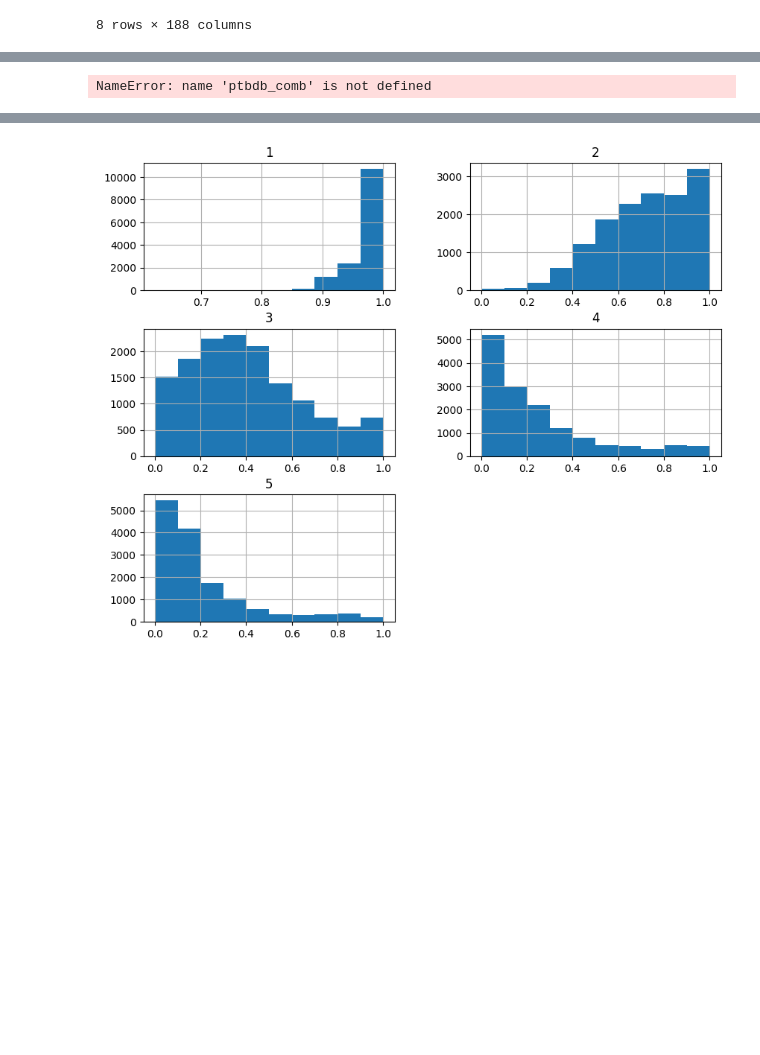
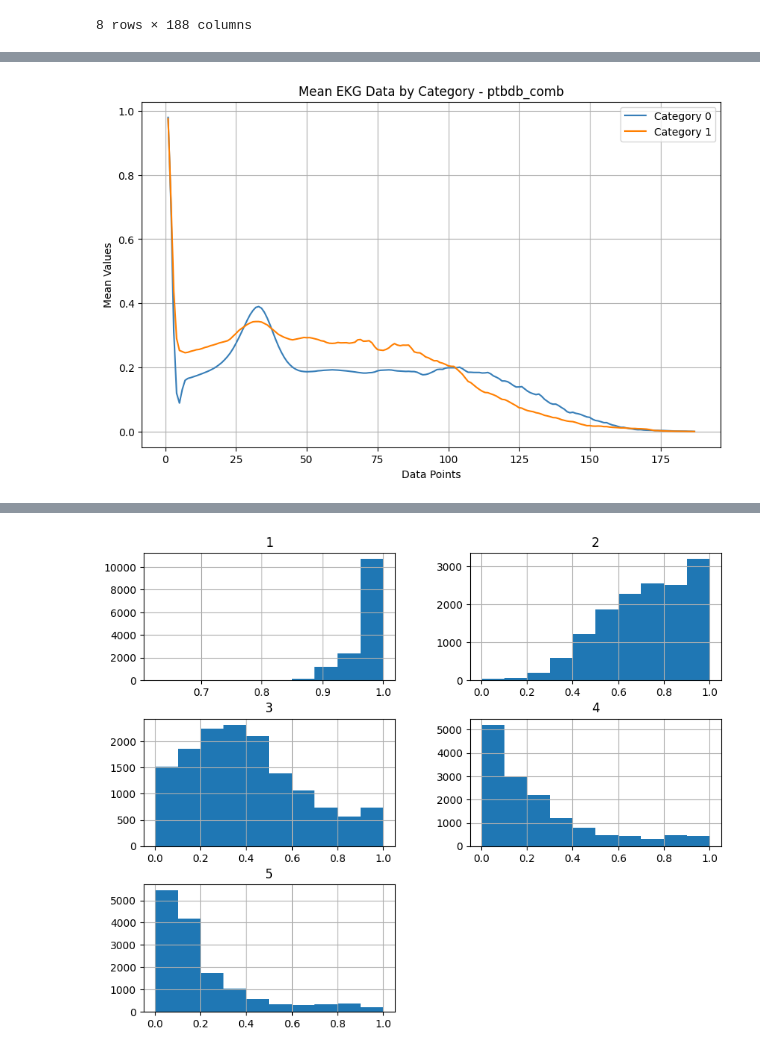
Before and after one commit to tubetraveller/heartbeat_dst, a Jupyter notebook: ptbdb_exploration_notebook.ipynb, the cells around one changed output, grey strips where cells are left out. Cells and saved outputs as stored; diff of their text form; code cells hidden in the pictures; blank space fills up the shorter version.

```diff
--- a/ptbdb_exploration_notebook.ipynb
+++ b/ptbdb_exploration_notebook.ipynb
@@ -91,22 +91,23 @@ ptbdb_comb_df.min().min()
 # %%
 # Grafic representation of the Categories - ptbdb_comb
+
 # Group by the category in the column named '188'
-grouped = ptbdb_comb.groupby(188)
+grouped = ptbdb_comb_df.groupby(188)
 # Calculate the mean for each category across the 187 columns
 means = grouped.mean()
 colors = ['#377eb8', '#ff7f00', '#4daf4a', '#f781bf', '#a65628']
 # Plot the means for each category
 plt.figure(figsize=(10, 6))
 for i, category in enumerate(means.index):
     plt.plot(range(1, 188), means.loc[category], label=f'Category {category}', color=colors[i])
 plt.xlabel('Data Points')
 plt.ylabel('Mean Values')
 plt.title('Mean EKG Data by Category - ptbdb_comb')
 plt.legend()
 plt.grid(True)
 plt.show()
 # %% [output]
-NameError: name 'ptbdb_comb' is not defined
+[figure, added]
 # %%
 # PTBDB Comb - Single row plot
 
```
Also changed, not shown: parts of 4 cells of this notebook, 1 other file.
